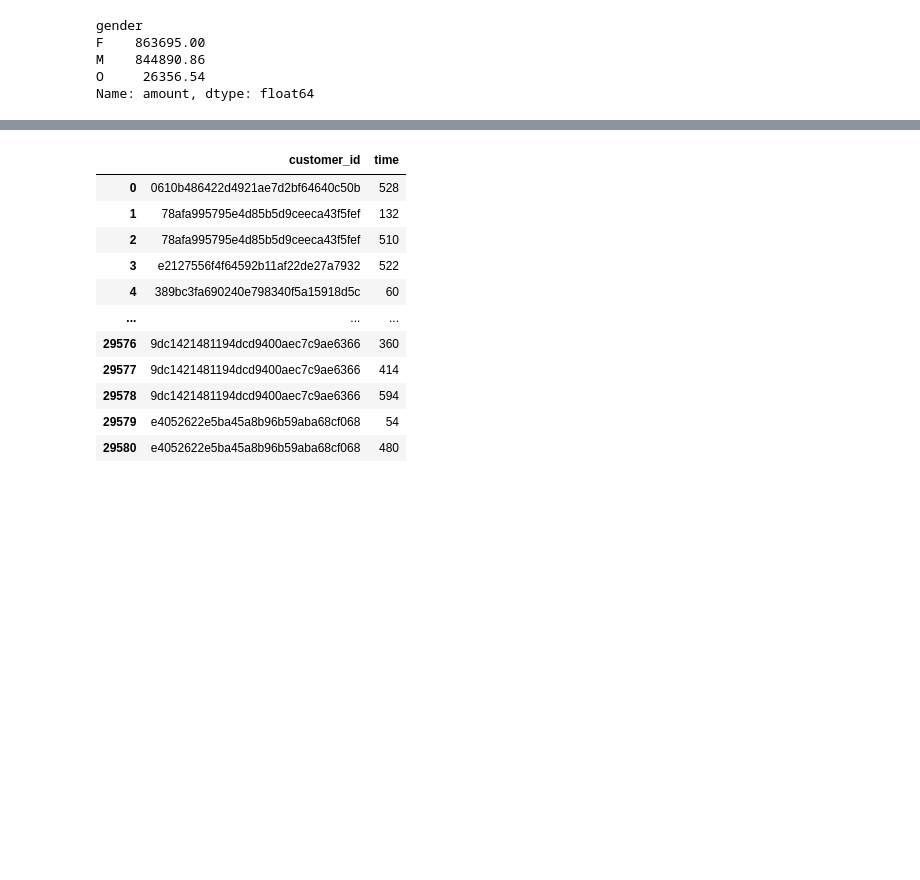
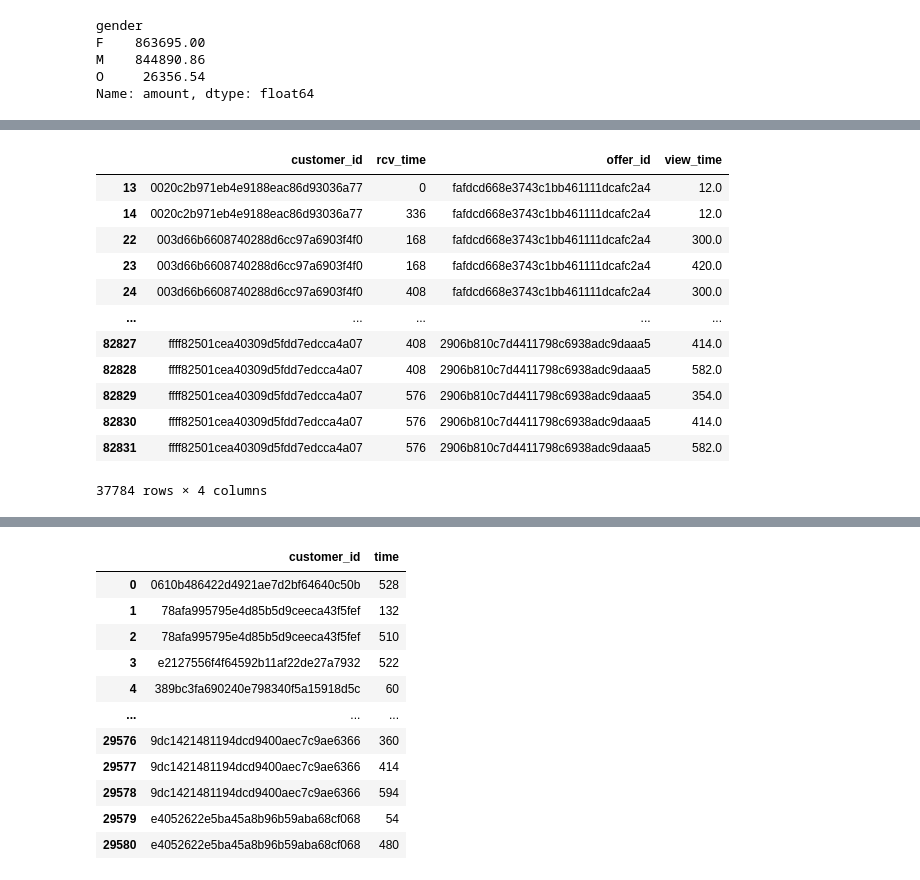
Before and after one commit to irfanzim/Python-Maven-Rewards-Challenge, a Jupyter notebook: Untitled1.ipynb, the cells around one changed output, grey strips where cells are left out. Cells and saved outputs as stored; diff of their text form; code cells hidden in the pictures; blank space fills up the shorter version.

```diff
--- a/Untitled1.ipynb
+++ b/Untitled1.ipynb
@@ -396,0 +451,7 @@ We can see that at time 522, one transaction happen and two offer_completed. So,
+# %%
+#get df_received
+df_received=df_sorted[df_sorted.event=="offer received"]
+df_received.rename(columns={'time': 'rcv_time'}, inplace=True)
+df_received = df_received[['customer_id', 'rcv_time', 'offer_id']]
+print(df_received.shape)
+df_received.head()
@@ -396,0 +466,7 @@ We can see that at time 522, one transaction happen and two offer_completed. So,
+# %%
+#get df_viewed
+df_viewed=df_sorted[df_sorted.event=="offer viewed"]
+df_viewed.rename(columns={'time': 'view_time'}, inplace=True)
+df_viewed = df_viewed[['customer_id', 'view_time', 'offer_id']]
+print(df_viewed.shape)
+df_viewed.head()
@@ -396,0 +481,6 @@ We can see that at time 522, one transaction happen and two offer_completed. So,
+# %%
+#merge df_received and viewed
+df_rcv_view=pd.merge(df_received,df_viewed, on=["customer_id", "offer_id"],how="left")
+print(df_rcv_view.shape)
+print(df_rcv_view.duplicated().sum())
+df_rcv_view.head()
@@ -396,0 +496,17 @@ We can see that at time 522, one transaction happen and two offer_completed. So,
+# %%
+# can one customer can rcv and view same offer at multiple times?
+df_rcv_view[df_rcv_view.duplicated(subset=['customer_id', 'offer_id'], keep=False)]
+# %% [output]
+|  | customer_id | rcv_time | offer_id | view_time |
+| 13 | 0020c2b971eb4e9188eac86d93036a77 | 0 | fafdcd668e3743c1bb461111dcafc2a4 | 12.0 |
+| 14 | 0020c2b971eb4e9188eac86d93036a77 | 336 | fafdcd668e3743c1bb461111dcafc2a4 | 12.0 |
+| 22 | 003d66b6608740288d6cc97a6903f4f0 | 168 | fafdcd668e3743c1bb461111dcafc2a4 | 300.0 |
+| 23 | 003d66b6608740288d6cc97a6903f4f0 | 168 | fafdcd668e3743c1bb461111dcafc2a4 | 420.0 |
+| 24 | 003d66b6608740288d6cc97a6903f4f0 | 408 | fafdcd668e3743c1bb461111dcafc2a4 | 300.0 |
+| ... | ... | ... | ... | ... |
+| 82827 | ffff82501cea40309d5fdd7edcca4a07 | 408 | 2906b810c7d4411798c6938adc9daaa5 | 414.0 |
+| 82828 | ffff82501cea40309d5fdd7edcca4a07 | 408 | 2906b810c7d4411798c6938adc9daaa5 | 582.0 |
+| 82829 | ffff82501cea40309d5fdd7edcca4a07 | 576 | 2906b810c7d4411798c6938adc9daaa5 | 354.0 |
+| 82830 | ffff82501cea40309d5fdd7edcca4a07 | 576 | 2906b810c7d4411798c6938adc9daaa5 | 414.0 |
+| 82831 | ffff82501cea40309d5fdd7edcca4a07 | 576 | 2906b810c7d4411798c6938adc9daaa5 | 582.0 |
+37784 rows × 4 columns
```
Also changed, not shown: parts of 26 cells of this notebook.
